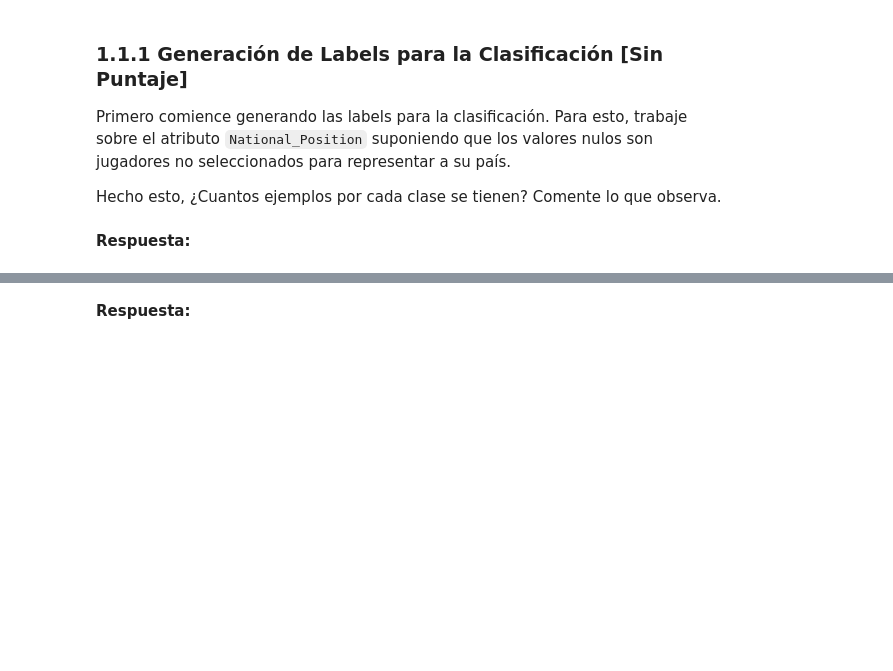
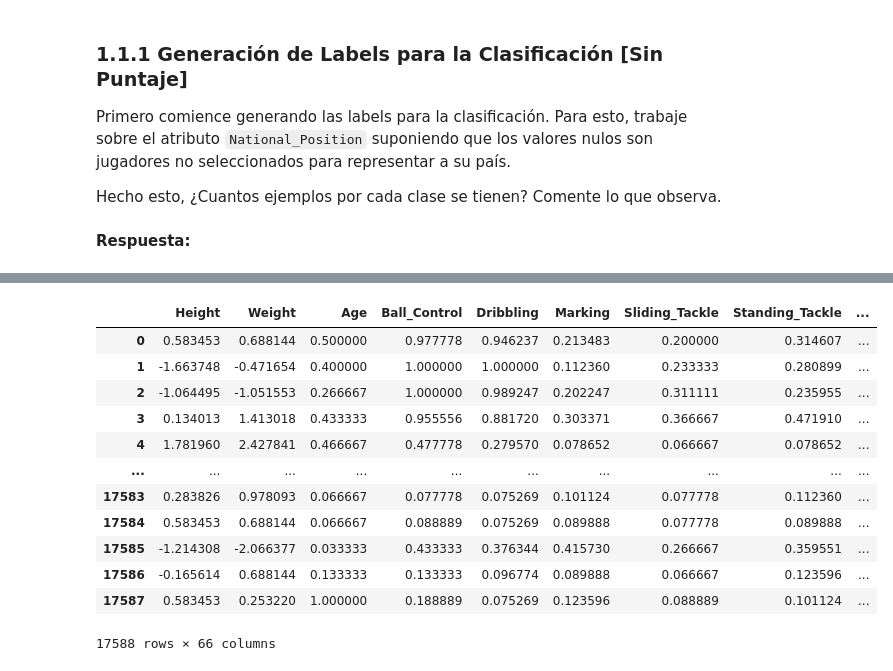
Before and after one commit to DanielMinaya1/MDS7202, a Jupyter notebook: Laboratorio_8/Laboratorio_8.ipynb, the cells around one changed output, grey strips where cells are left out. Drawn from its saved outputs; the diff is of its cells as text; code cells hidden in the pictures; blank space fills up the shorter version.

```diff
--- a/Laboratorio_8/Laboratorio_8.ipynb
+++ b/Laboratorio_8/Laboratorio_8.ipynb
@@ -155,0 +149,4 @@ Hecho esto, ¿Cuantos ejemplos por cada clase se tienen? Comente lo que observa.
+# %%
+# Etiquetamos True si fue seleccionado y False si no
+df_players['Labels']  = ~df_players['National_Position'].isna()
+df_players
@@ -188,4 +198,2 @@ Con ella, comente y justifique cada una de las decisiones tomadas al momento de
 
 **Nota:** No es necesario entrenar los clasificadores aún.
-# %% [markdown]
-**Respuesta:**
@@ -193,0 +200,53 @@ Con ella, comente y justifique cada una de las decisiones tomadas al momento de
+# %%
+# Agrupamos las columnas con su tipo de procesamiento
+standard_columns = ['Height', 'Weight']
+minmax_columns = ['Age', 'Ball_Control', 'Dribbling', 'Marking', 'Sliding_Tackle', 'Standing_Tackle', 'Aggression',
+                  'Reactions', 'Interceptions', 'Vision', 'Composure', 'Crossing', 'Short_Pass', 'Long_Pass',
+                  'Acceleration', 'Speed', 'Stamina', 'Strength', 'Balance', 'Agility', 'Jumping', 'Heading',
+                  'Shot_Power', 'Finishing', 'Long_Shots', 'Curve', 'Freekick_Accuracy', 'Penalties', 'Volleys']
+onehot_columns = ['Club_Position', 'Preffered_Foot']
+ordinal_columns = ['Work_Rate', 'Weak_foot', 'Skill_Moves']
+
+# Definimos el orden de las variables ordinales
+ordinal_categories = [
+    ['Low / Low', 'Low / Medium', 'Low / High',
+     'Medium / Low', 'Medium / Medium', 'Medium / High',
+     'High / Low', 'High / Medium', 'High / High'],
+    [1, 2, 3, 4, 5],
+    [1, 2, 3, 4, 5]]
+
+# Definimos el ColumnTransformer
+preprocessing = ColumnTransformer(
+    transformers = [
+        ('standard', StandardScaler(), standard_columns),
+        ('minmax', MinMaxScaler(), minmax_columns),
+        ('onehot', OneHotEncoder(), onehot_columns),
+        ('ordinal', OrdinalEncoder(categories=ordinal_categories), ordinal_columns),
+    ],
+    remainder = 'drop'
+)
+
+# Preprocesamos
+preprocessed_data = preprocessing.fit_transform(df_players)
+
+# Obtenemos el nombre de las columnas onehot
+onehot_columns = preprocessing.named_transformers_['onehot'].get_feature_names_out(onehot_columns).tolist()
+
+# Pasamos a dataframe
+preprocessed_df = pd.DataFrame(preprocessed_data,
+                               columns = standard_columns + minmax_columns + onehot_columns + ordinal_columns)
+preprocessed_df
+# %% [output]
+|  | Height | Weight | Age | Ball_Control | Dribbling | Marking | Sliding_Tackle | Standing_Tackle | ... |
+| 0 | 0.583453 | 0.688144 | 0.500000 | 0.977778 | 0.946237 | 0.213483 | 0.200000 | 0.314607 | ... |
+| 1 | -1.663748 | -0.471654 | 0.400000 | 1.000000 | 1.000000 | 0.112360 | 0.233333 | 0.280899 | ... |
+| 2 | -1.064495 | -1.051553 | 0.266667 | 1.000000 | 0.989247 | 0.202247 | 0.311111 | 0.235955 | ... |
+| 3 | 0.134013 | 1.413018 | 0.433333 | 0.955556 | 0.881720 | 0.303371 | 0.366667 | 0.471910 | ... |
+| 4 | 1.781960 | 2.427841 | 0.466667 | 0.477778 | 0.279570 | 0.078652 | 0.066667 | 0.078652 | ... |
+| ... | ... | ... | ... | ... | ... | ... | ... | ... | ... |
+| 17583 | 0.283826 | 0.978093 | 0.066667 | 0.077778 | 0.075269 | 0.101124 | 0.077778 | 0.112360 | ... |
+| 17584 | 0.583453 | 0.688144 | 0.066667 | 0.088889 | 0.075269 | 0.089888 | 0.077778 | 0.089888 | ... |
+| 17585 | -1.214308 | -2.066377 | 0.033333 | 0.433333 | 0.376344 | 0.415730 | 0.266667 | 0.359551 | ... |
+| 17586 | -0.165614 | 0.688144 | 0.133333 | 0.133333 | 0.096774 | 0.089888 | 0.066667 | 0.123596 | ... |
+| 17587 | 0.583453 | 0.253220 | 1.000000 | 0.188889 | 0.075269 | 0.123596 | 0.088889 | 0.101124 | ... |
+17588 rows × 66 columns
```
Also changed, not shown: parts of 52 cells of this notebook.
